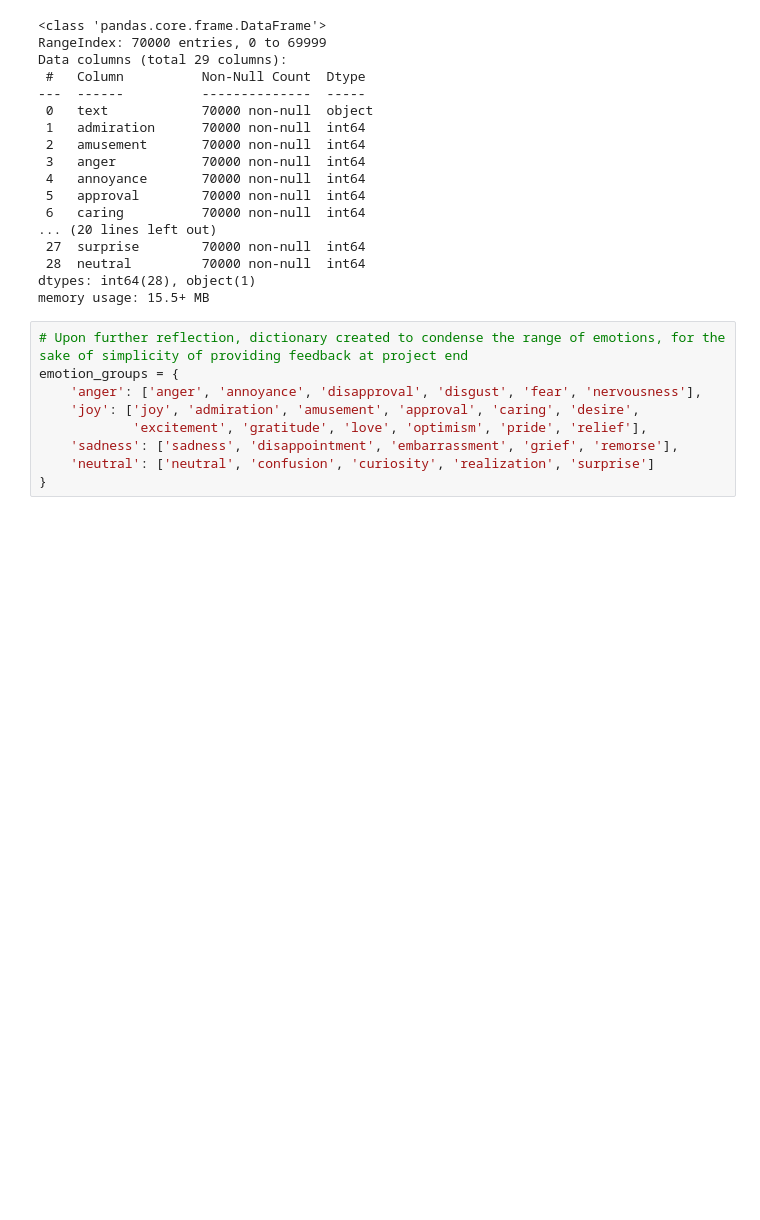
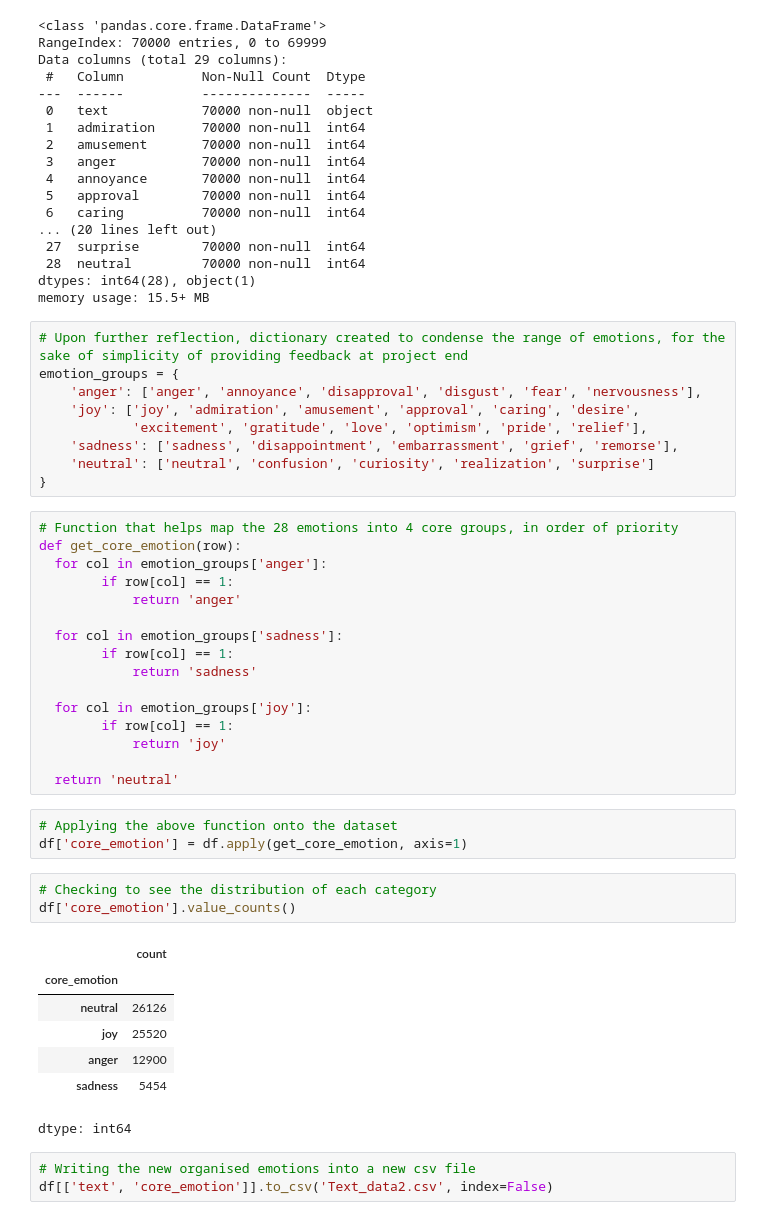
Before and after one commit to ze-16/Conversational-AI-Agent, a Jupyter notebook: Conversational_speech_training_agent.ipynb, the cells around one changed output. Saved outputs shown, nothing was run; the diff lists cells and outputs as text; blank space fills up the shorter version.

```diff
--- a/Conversational_speech_training_agent.ipynb
+++ b/Conversational_speech_training_agent.ipynb
@@ -130,3 +138,36 @@ emotion_groups = {
     'sadness': ['sadness', 'disappointment', 'embarrassment', 'grief', 'remorse'],
     'neutral': ['neutral', 'confusion', 'curiosity', 'realization', 'surprise']
 }
+# %%
+# Function that helps map the 28 emotions into 4 core groups, in order of priority
+def get_core_emotion(row):
+  for col in emotion_groups['anger']:
+        if row[col] == 1:
+            return 'anger'
+
+  for col in emotion_groups['sadness']:
+        if row[col] == 1:
+            return 'sadness'
+
+  for col in emotion_groups['joy']:
+        if row[col] == 1:
+            return 'joy'
+
+  return 'neutral'
+# %%
+# Applying the above function onto the dataset
+df['core_emotion'] = df.apply(get_core_emotion, axis=1)
+# %%
+# Checking to see the distribution of each category
+df['core_emotion'].value_counts()
+# %% [output]
+|  | count |
+| core_emotion |  |
+| neutral | 26126 |
+| joy | 25520 |
+| anger | 12900 |
+| sadness | 5454 |
+dtype: int64
+# %%
+# Writing the new organised emotions into a new csv file
+df[['text', 'core_emotion']].to_csv('Text_data2.csv', index=False)
```
Also changed, not shown: parts of 8 cells of this notebook.
